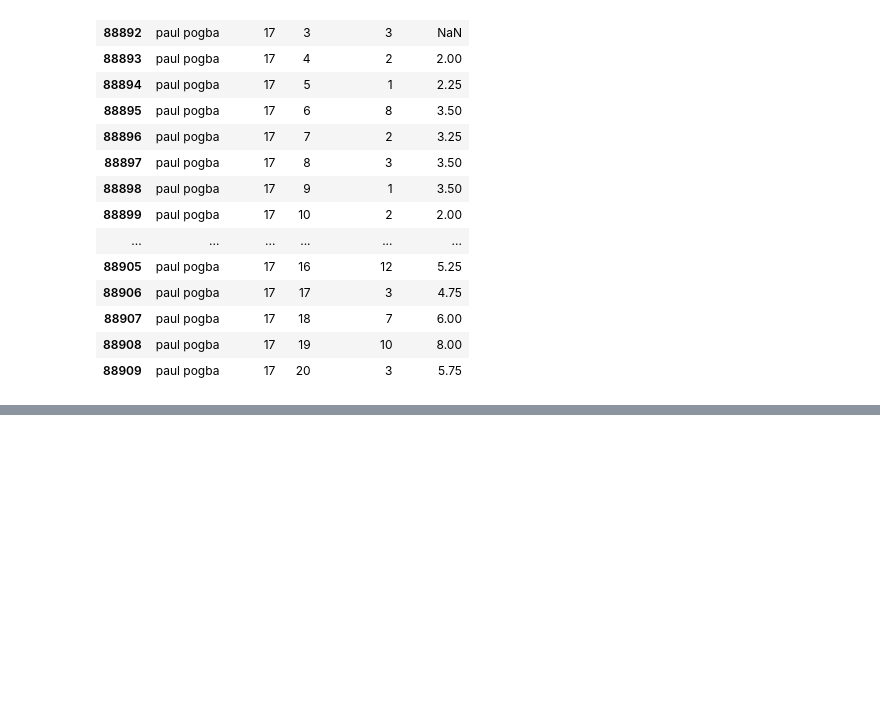
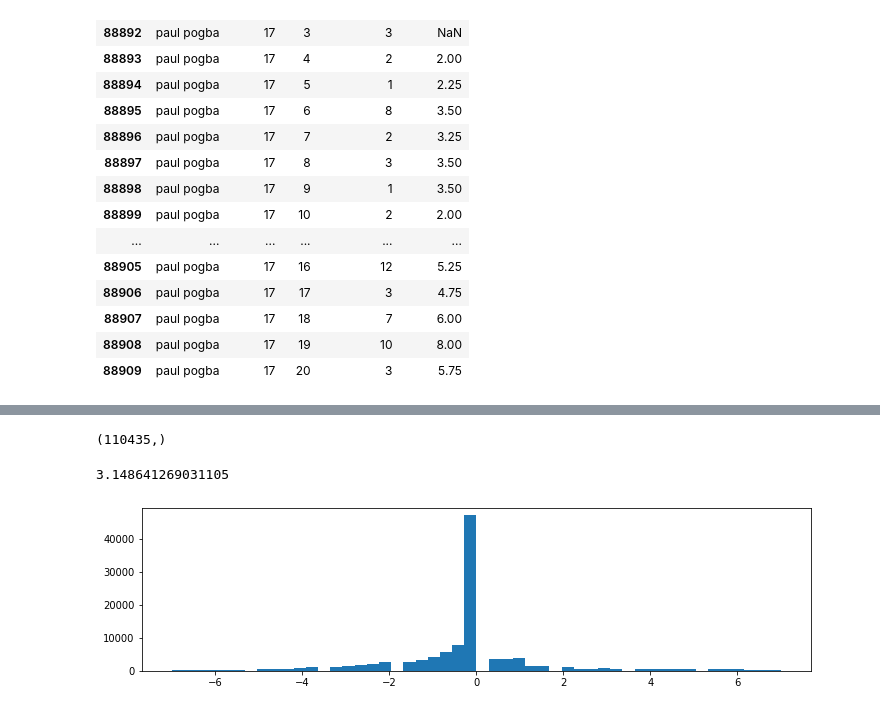
Before and after one commit to 1kruidenp/fflpred, a Jupyter notebook: notebooks/first_notebook.ipynb, the cells around one changed output, grey strips where cells are left out. Saved outputs shown, nothing was run; the diff lists cells and outputs as text; code cells hidden in the pictures; blank space fills up the shorter version.

```diff
--- a/notebooks/first_notebook.ipynb
+++ b/notebooks/first_notebook.ipynb
@@ -81,7 +95,7 @@ def moving_a(df, points = 'total_points', days = 4):
         unique_player_df = df[df["name"] == player]
 
         # adding the moving average for each player
-        unique_player_df["moving_a"] = unique_player_df[f'{points}'].rolling(days).mean()
+        unique_player_df["moving_a"] = unique_player_df[f'{points}'].rolling(days,closed="left").mean()
 
         #appending each player's DF to the list of players DFs
         players_df_with_ma.append(unique_player_df)
@@ -93,7 +107,7 @@ def moving_a(df, points = 'total_points', days = 4):
     print(f"output shape = {output.shape}")
     return output
 
-full_data_ma = moving_a(full_data)
+full_data_ma = moving_a(full_data, days =3)
 # %% [output]
 input shape = (114937, 35)
 # players = 1515
@@ -131,0 +161,19 @@ full_data_ma[full_data_ma["name"] == "paul pogba"][["name", "season", "GW", "tot
+# %%
+full_data_ma["error"] = full_data_ma['total_points'] - full_data_ma["moving_a"]
+# %%
+df_error = full_data_ma[["name", "total_points", "moving_a", "minutes", "error"]].dropna()
+error = df_error["error"]
+error.shape
+# %% [output]
+(110435,)
+# %%
+error_0 = df_error[df_error['error']!= 0]
+error_ = error_0["error"]
+error_.std()
+# %% [output]
+3.148641269031105
+# %%
+fig = plt.figure(figsize = (12, 3))
+plt.hist(error, bins = 50, range=(-7, 7));
+# %% [output]
+[figure, added]
```
Also changed, not shown: parts of 18 cells of this notebook.
